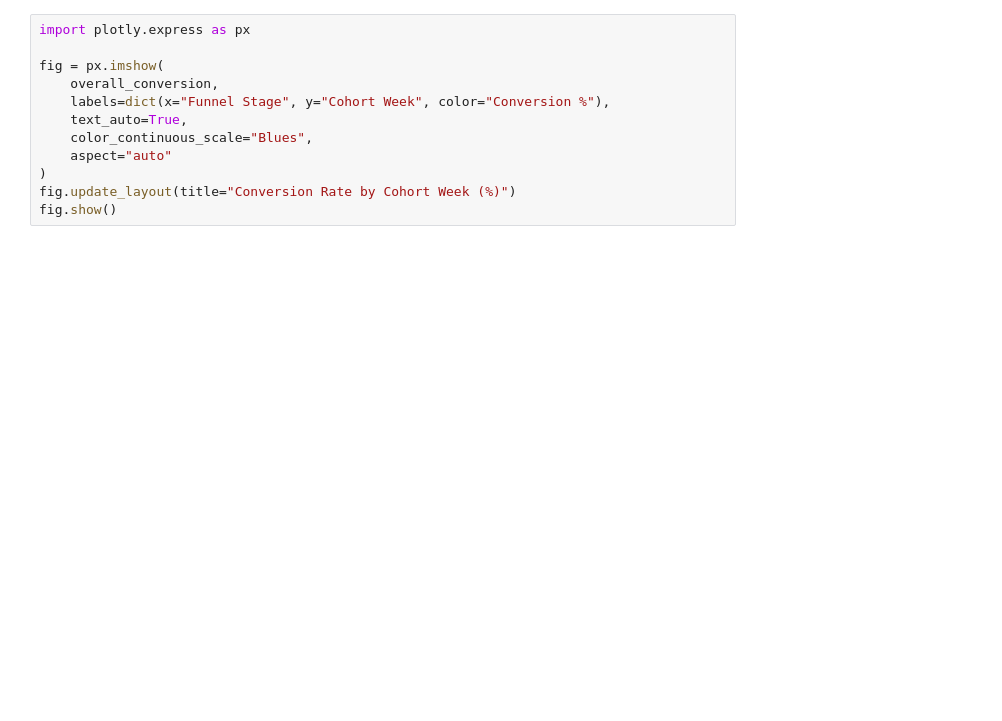
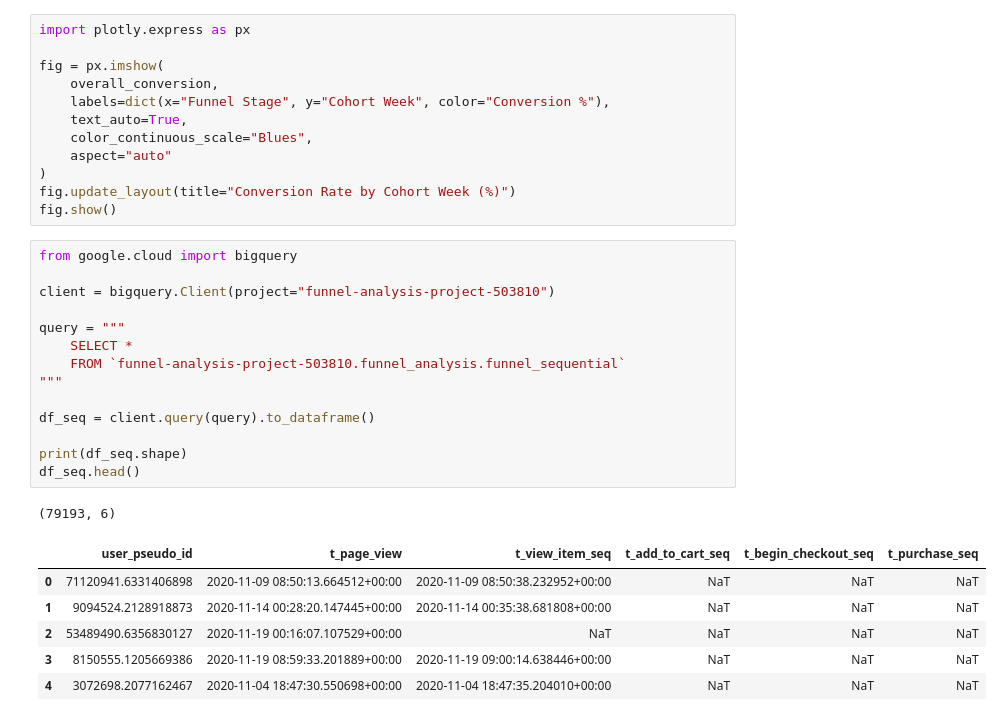
Before and after one commit to siddhantmishra-4098/funnel_analysis, a Jupyter notebook: notebooks/02_cohort_analysis.ipynb, the cells around one changed output. Saved outputs shown, nothing was run; the diff lists cells and outputs as text; blank space fills up the shorter version.

```diff
--- a/notebooks/01_cohort_analysis.ipynb
+++ b/notebooks/02_cohort_analysis.ipynb
@@ -80,3 +82,25 @@ fig = px.imshow(
 )
 fig.update_layout(title="Conversion Rate by Cohort Week (%)")
 fig.show()
+# %%
+from google.cloud import bigquery
+
+client = bigquery.Client(project="funnel-analysis-project-503810")
+
+query = """
+    SELECT *
+    FROM `funnel-analysis-project-503810.funnel_analysis.funnel_sequential`
+"""
+
+df_seq = client.query(query).to_dataframe()
+
+print(df_seq.shape)
+df_seq.head()
+# %% [output]
+(79193, 6)
+|  | user_pseudo_id | t_page_view | t_view_item_seq | t_add_to_cart_seq | t_begin_checkout_seq | t_purchase_seq |
+| 0 | 71120941.6331406898 | 2020-11-09 08:50:13.664512+00:00 | 2020-11-09 08:50:38.232952+00:00 | NaT | NaT | NaT |
+| 1 | 9094524.2128918873 | 2020-11-14 00:28:20.147445+00:00 | 2020-11-14 00:35:38.681808+00:00 | NaT | NaT | NaT |
+| 2 | 53489490.6356830127 | 2020-11-19 00:16:07.107529+00:00 | NaT | NaT | NaT | NaT |
+| 3 | 8150555.1205669386 | 2020-11-19 08:59:33.201889+00:00 | 2020-11-19 09:00:14.638446+00:00 | NaT | NaT | NaT |
+| 4 | 3072698.2077162467 | 2020-11-04 18:47:30.550698+00:00 | 2020-11-04 18:47:35.204010+00:00 | NaT | NaT | NaT |
```
Also changed, not shown: parts of 2 cells of this notebook, 3 other files.
